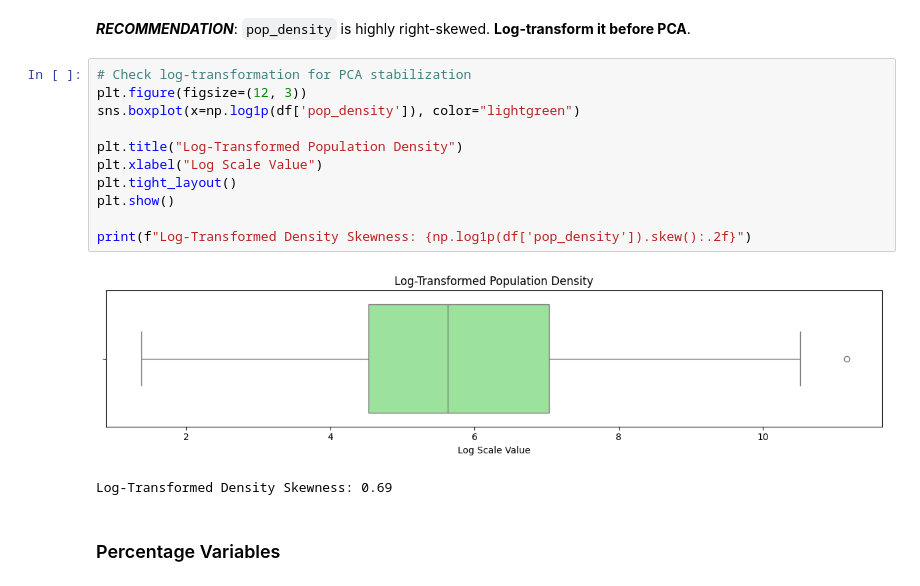
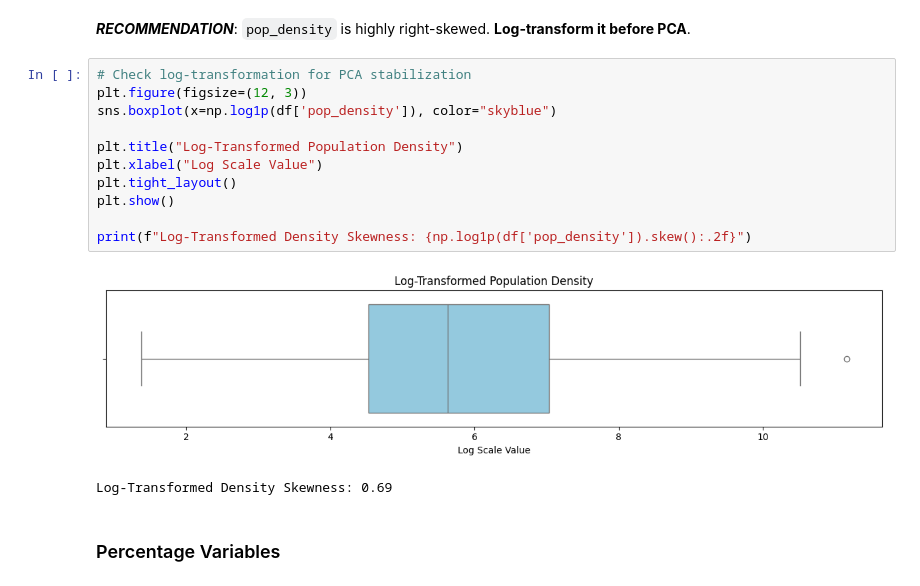
Before and after one commit to palism1/stroke-burden-index, a Jupyter notebook: notebooks/SRI EDA.ipynb, the cells around one changed output. Cells and saved outputs as stored; diff of their text form.

Commit message:
update SRI EDA notebook and export graphs

```diff
--- a/notebooks/SRI EDA.ipynb
+++ b/notebooks/SRI EDA.ipynb
@@ -152,16 +152,16 @@ Population Density Skewness: 5.61
 # %%
 # Check log-transformation for PCA stabilization
 plt.figure(figsize=(12, 3))
-sns.boxplot(x=np.log1p(df['pop_density']), color="lightgreen")
+sns.boxplot(x=np.log1p(df['pop_density']), color="skyblue")
 
 plt.title("Log-Transformed Population Density")
 plt.xlabel("Log Scale Value")
 plt.tight_layout()
 plt.show()
 
 print(f"Log-Transformed Density Skewness: {np.log1p(df['pop_density']).skew():.2f}")
 # %% [output]
-[figure, old version]
+[figure, new version]
 Log-Transformed Density Skewness: 0.69
 # %% [markdown]
 ### Percentage Variables
```
Also changed, not shown: parts of 3 cells of this notebook, 3 other files.
